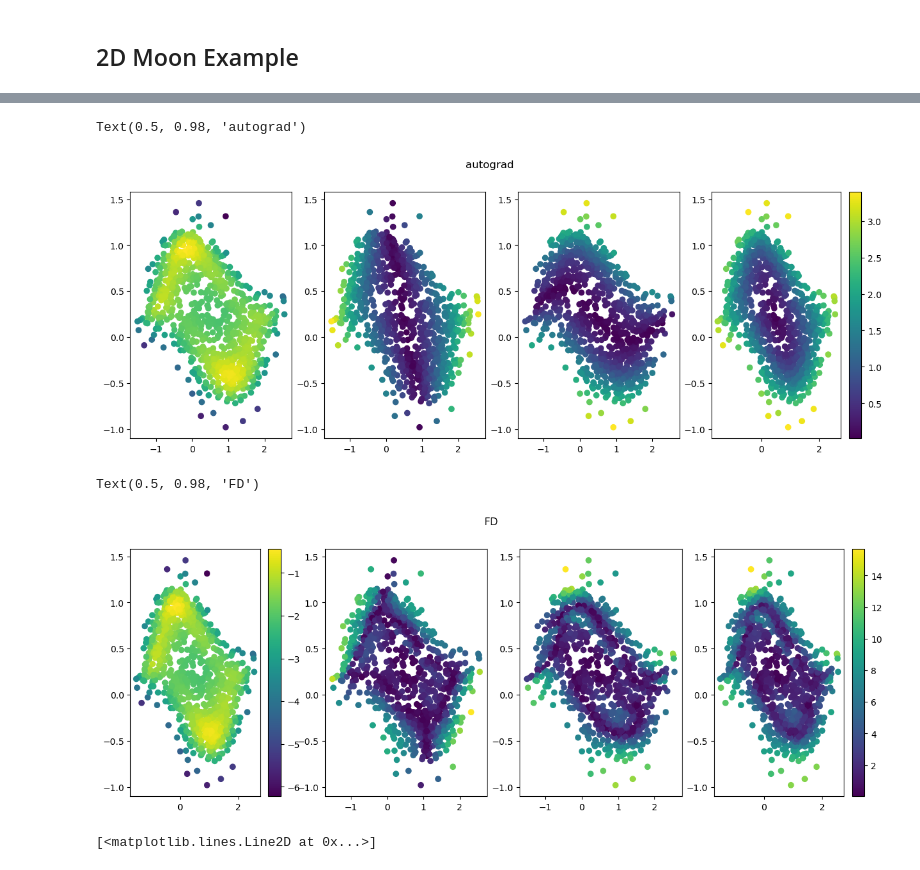
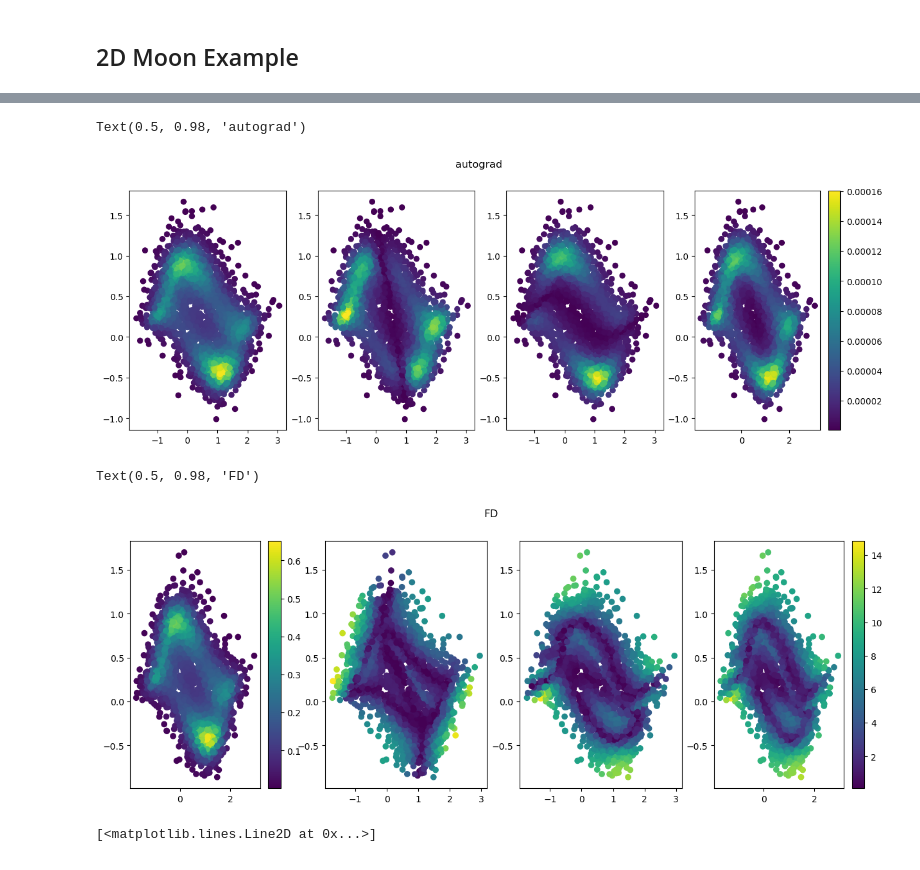
Before and after one commit to alastairyang/calibrated-prior, a Jupyter notebook: testing/flow_matching_testing.ipynb, the cells around one changed output, grey strips where cells are left out. Cells and saved outputs as stored; diff of their text form; code cells hidden in the pictures.

```diff
--- a/testing/flow_matching_testing.ipynb
+++ b/testing/flow_matching_testing.ipynb
@@ -263,11 +263,8 @@ for i in range(epoch):
 #x_0 = torch.randn(x_1.shape)
 solver = ODESolver(velocity_model=velocity_model)
 
-sample_size = 1000
+sample_size = 3000
 x_0 = torch.randn(sample_size, attenu_latent.shape[1])
-x_1 = solver.sample(x_0, step_size = 0.01)
-
-x_0.requires_grad = True
 x_1 = solver.sample(x_0, step_size = 0.01)
 x_1.requires_grad = True
 
@@ -278,7 +275,7 @@ log_p1 = torch.tensor([])
 log_p1.requires_grad = True
 
 x_0_verify, log_p1 = solver.compute_likelihood(x_1=x_1,
-                                        method='dopri5',
+                                        method='midpoint',
                                         step_size= 0.01,
                                         log_p0= gaussian_log_density,
                                         enable_grad = True, exact_divergence = True
@@ -287,9 +284,11 @@ x_0_verify, log_p1 = solver.compute_likelihood(x_1=x_1,
 # torch.autograd.grad(log_p1[0], y_init[0][0, :])
 # torch.autograd.grad(x_1[0, 0], x_0[0],retain_graph=True)
 
+normalization_c = torch.sum(log_p1)
+
 grad = torch.zeros(x_1.shape)
 for i in range(x_1.shape[0]):
-    grad[i, :] = torch.autograd.grad(log_p1[i], x_1, retain_graph= True)[0][i, :]
+    grad[i, :] = torch.autograd.grad((torch.e ** log_p1[i])/normalization_c, x_1, retain_graph= True)[0][i, :]
 
 # log_p1.backward()
 # grad_1 = x_1.grad.detach().numpy()
@@ -300,14 +314,14 @@ for i in range(x_1.shape[0]):
 # %%
 figs, axs = plt.subplots(1,4, figsize = (15, 5))
-axs[0].scatter(x_1[:, 0].detach().numpy(), x_1[:, 1].detach().numpy(), c = log_p1.detach().numpy())
+axs[0].scatter(x_1[:, 0].detach().numpy(), x_1[:, 1].detach().numpy(), c = (torch.e ** log_p1).detach().numpy())
 axs[1].scatter(x_1[:, 0].detach().numpy(), x_1[:, 1].detach().numpy(), c = torch.abs(grad[:, 0]).detach().numpy())
 axs[2].scatter(x_1[:, 0].detach().numpy(), x_1[:, 1].detach().numpy(), c = torch.abs(grad[:, 1]).detach().numpy())
 im3 = axs[3].scatter(x_1[:, 0].detach().numpy(), x_1[:, 1].detach().numpy(), c = torch.sqrt(grad[:, 0] ** 2 + grad[:, 1] ** 2).detach().numpy())
 plt.colorbar(im3)
 figs.suptitle("autograd")
 # %% [output]
 Text(0.5, 0.98, 'autograd')
-[figure, old version]
+[figure, new version]
 # %%
 # central diff
 grad_fd = torch.zeros(x_1.shape)
@@ -349,7 +363,7 @@ for i in range(grad_fd.shape[0]):
         grad_fd[i,j] = diff_central
 # %%
 figs, axs = plt.subplots(1,4, figsize = (15, 5))
-im0 = axs[0].scatter(x_1[:, 0].detach().numpy(), x_1[:, 1].detach().numpy(), c = log_p1.detach().numpy())
+im0 = axs[0].scatter(x_1[:, 0].detach().numpy(), x_1[:, 1].detach().numpy(), c = (torch.e ** log_p1).detach().numpy())
 axs[1].scatter(x_1[:, 0].detach().numpy(), x_1[:, 1].detach().numpy(), c = torch.abs(grad_fd[:, 0]).detach().numpy())
 axs[2].scatter(x_1[:, 0].detach().numpy(), x_1[:, 1].detach().numpy(), c = torch.abs(grad_fd[:, 1]).detach().numpy())
 im3 = axs[3].scatter(x_1[:, 0].detach().numpy(), x_1[:, 1].detach().numpy(), c = torch.sqrt(grad_fd[:, 0] ** 2 + grad_fd[:, 1] ** 2).detach().numpy())
@@ -358,7 +372,7 @@ plt.colorbar(im3)
 figs.suptitle("FD")
 # %% [output]
 Text(0.5, 0.98, 'FD')
-[figure, old version]
+[figure, new version]
 # %%
 plt.plot(grad_fd[:, 0].detach().numpy())
 plt.plot(grad[:, 0].detach().numpy())
```
Also changed, not shown: parts of 9 cells of this notebook, 4 other files.
